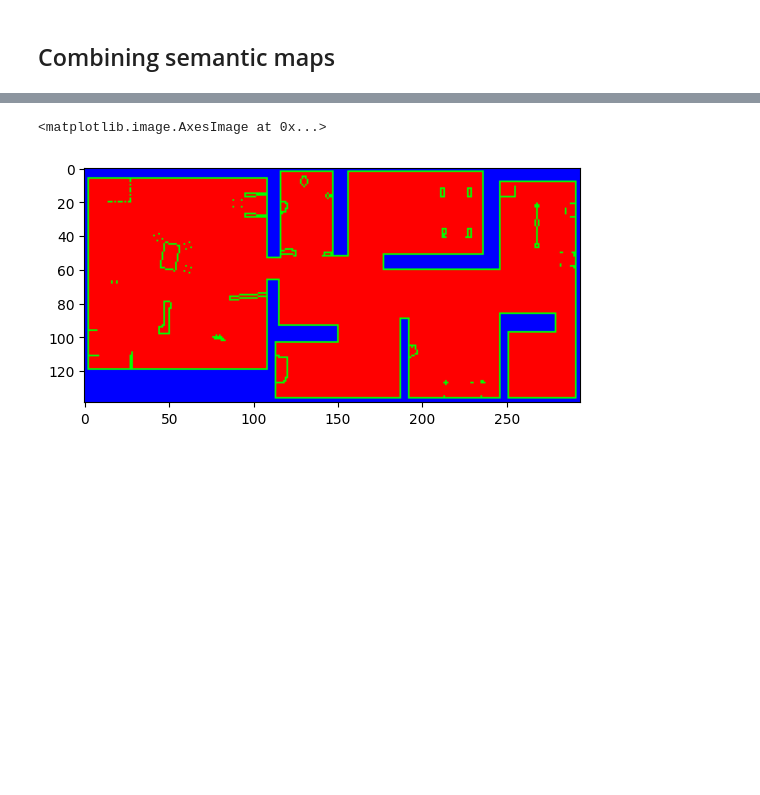
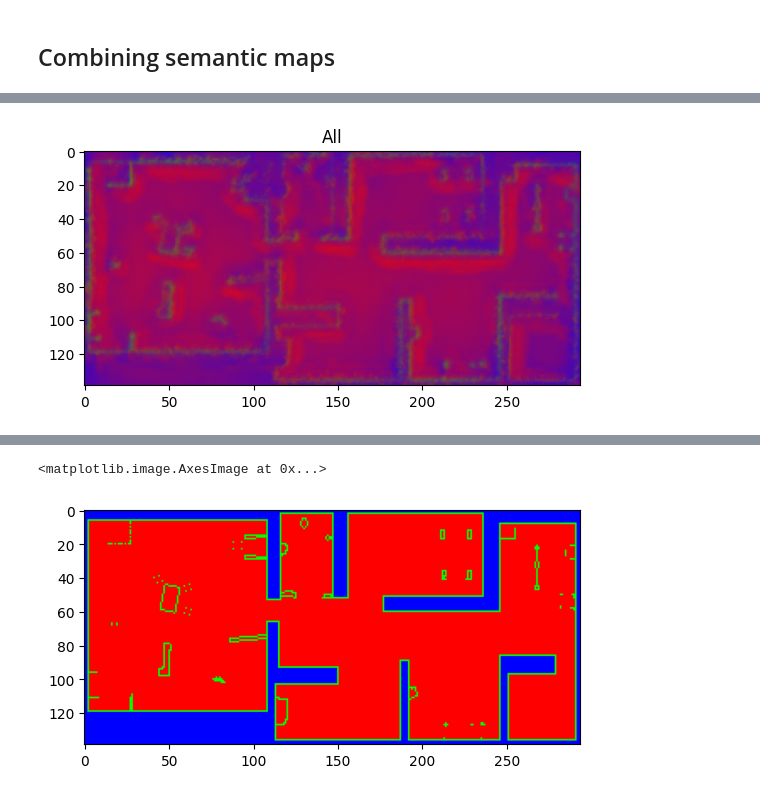
Before and after one commit to malcolmlett/robovac, a Jupyter notebook: Experiment_SLAM_data_generation_1.ipynb, the cells around one changed output, grey strips where cells are left out. Saved outputs shown, nothing was run; the diff lists cells and outputs as text; code cells hidden in the pictures; blank space fills up the shorter version.

```diff
--- a/Experiment_SLAM_data_generation_1.ipynb
+++ b/Experiment_SLAM_data_generation_1.ipynb
@@ -462,0 +642,7 @@ out_size: [435 270]
+# %%
+out = combine_semantic_maps(locs, semantic_maps, output_range_px=output_range_px)
+plt.title("All")
+plt.imshow(out)
+plt.show()
+# %% [output]
+[figure, added]
```
Also changed, not shown: parts of 15 cells of this notebook.
